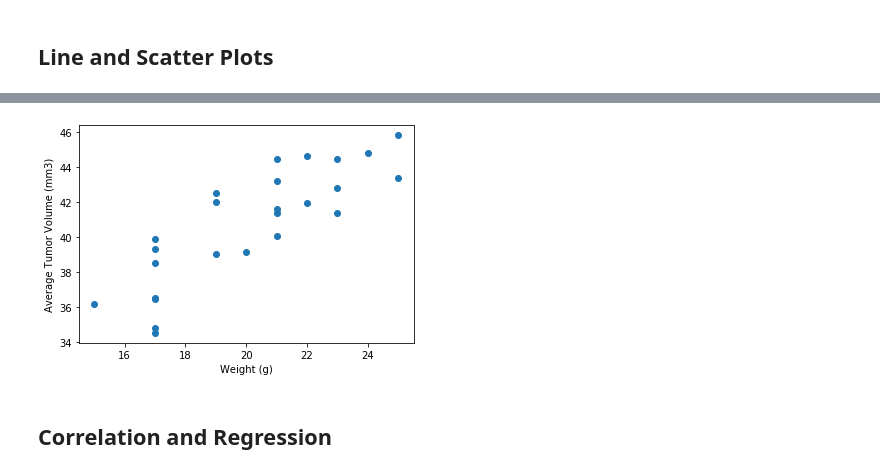
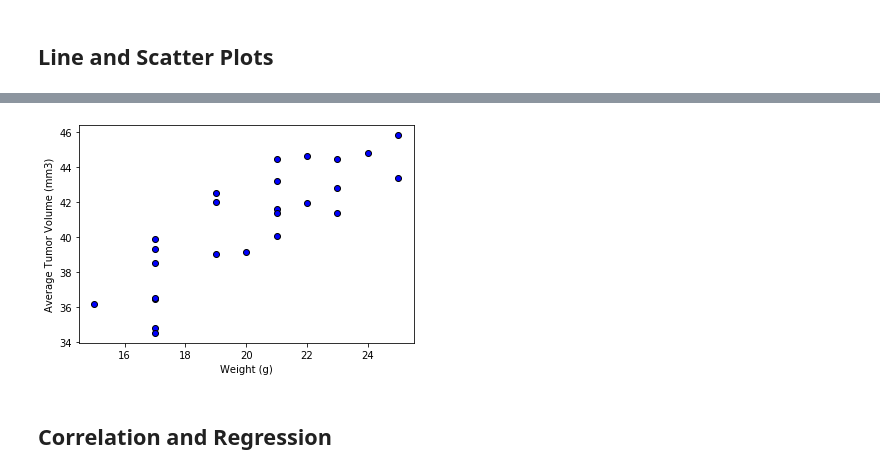
Before and after one commit to BennyC31/penndsbootcamp, a Jupyter notebook: matplotlib-challenge/Pymaceuticals/pymaceuticals.ipynb, the cells around one changed output, grey strips where cells are left out. Cells and saved outputs as stored; diff of their text form; code cells hidden in the pictures.

```diff
--- a/matplotlib-challenge/Pymaceuticals/pymaceuticals.ipynb
+++ b/matplotlib-challenge/Pymaceuticals/pymaceuticals.ipynb
@@ -168,8 +208,22 @@ one_line_df
 # %%
 # Calculate the final tumor volume of each mouse across four of the treatment regimens:
 # Capomulin, Ramicane, Infubinol, and Ceftamin
+cap_df = mouse_data_complete.loc[mouse_data_complete["Drug Regimen"] == "Capomulin",:]
+ram_df = mouse_data_complete.loc[mouse_data_complete["Drug Regimen"] == "Ramicane", :]
+inf_df = mouse_data_complete.loc[mouse_data_complete["Drug Regimen"] == "Infubinol", :]
+cef_df = mouse_data_complete.loc[mouse_data_complete["Drug Regimen"] == "Ceftamin", :]
 
 # Start by getting the last (greatest) timepoint for each mouse
-
-
+cap_lst_gr_tp = cap_df.groupby('Mouse ID').max()['Timepoint']
+cap_lst_gr_tp_df = pd.DataFrame(cap_lst_gr_tp)
+ram_lst_gr_tp = ram_df.groupby('Mouse ID').max()['Timepoint']
+ram_lst_gr_tp_df = pd.DataFrame(ram_lst_gr_tp)
+inf_lst_gr_tp = inf_df.groupby('Mouse ID').max()['Timepoint']
+inf_lst_gr_tp_df = pd.DataFrame(inf_lst_gr_tp)
+cef_lst_gr_tp = cef_df.groupby('Mouse ID').max()['Timepoint']
+cef_lst_gr_tp_df = pd.DataFrame(cef_lst_gr_tp)
 # Merge this group df with the original DataFrame to get the tumor volume at the last timepoint
+cap_merge = pd.merge(cap_lst_gr_tp_df, mouse_data_complete, on=('Mouse ID','Timepoint'),how='left')
+inf_merge = pd.merge(inf_lst_gr_tp_df, mouse_data_complete, on=('Mouse ID','Timepoint'),how='left')
+cef_merge = pd.merge(cef_lst_gr_tp_df, mouse_data_complete, on=('Mouse ID','Timepoint'),how='left')
+cap_merge.head()
@@ -209,6 +323,14 @@ Ceftamin's potential outliers: Series([], Name: Tumor Volume (mm3), dtype: float
 # %%
 # Generate a scatter plot of average tumor volume vs. mouse weight for the Capomulin regimen
+cap_mouse_ave = cap_df.groupby(['Mouse ID']).mean()
+cap_mouse_ave
+ave_tum_vol = cap_mouse_ave['Tumor Volume (mm3)']
+cap_weight = cap_mouse_ave['Weight (g)']
+plt.scatter(cap_weight, ave_tum_vol, marker="o", facecolors="blue", edgecolors="black")
+plt.xlabel("Weight (g)")
+plt.ylabel("Average Tumor Volume (mm3)")
+plt.show()
 # %% [output]
-[figure, old version]
+[figure, new version]
 # %% [markdown]
 ## Correlation and Regression
```
Also changed, not shown: parts of 22 cells of this notebook.
